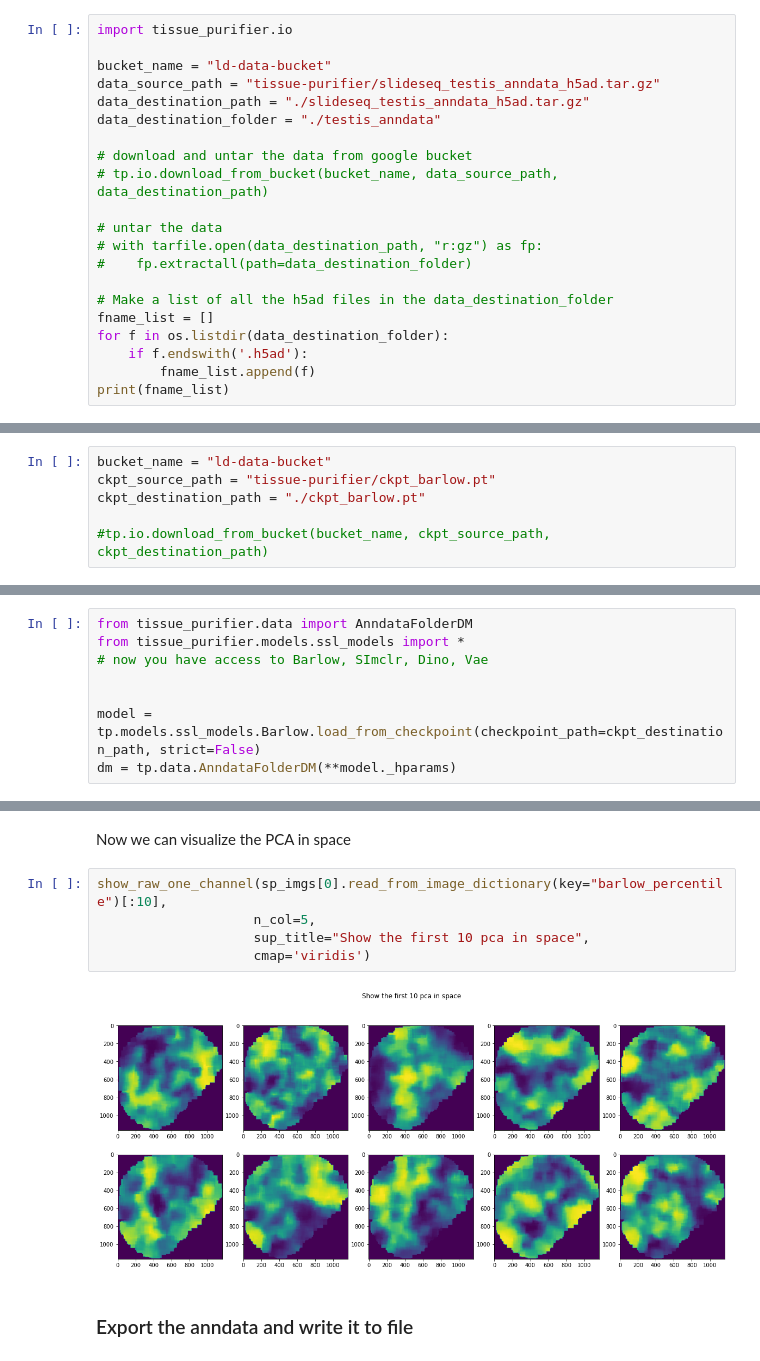
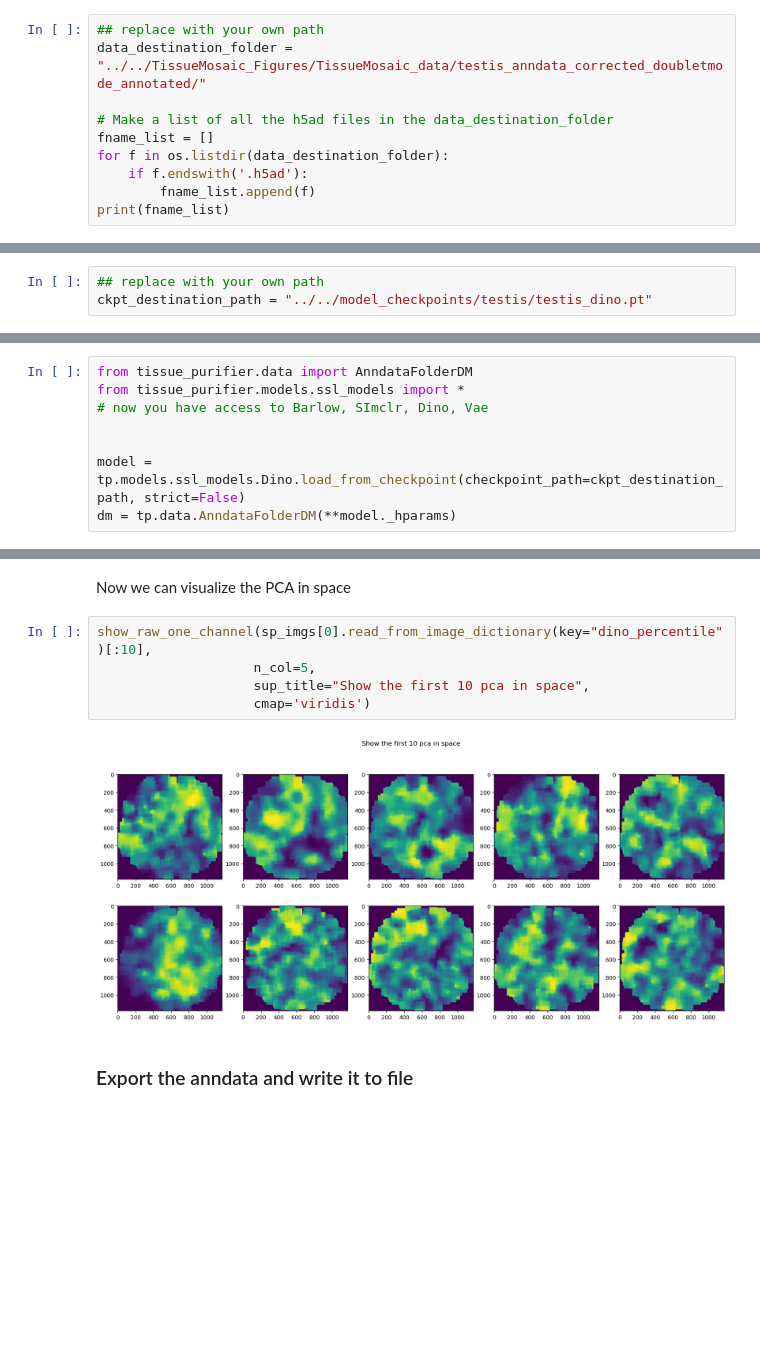
Before and after one commit to skambha6/tissue_purifier_sk, a Jupyter notebook: notebooks/notebook2.ipynb, the cells around one changed output, grey strips where cells are left out. Cells and saved outputs as stored; diff of their text form; blank space fills up the shorter version.

```diff
--- a/notebooks/notebook2.ipynb
+++ b/notebooks/notebook2.ipynb
@@ -49,17 +51,6 @@ import tissue_purifier as tp
 # %%
-import tissue_purifier.io
-
-bucket_name = "ld-data-bucket"
-data_source_path = "tissue-purifier/slideseq_testis_anndata_h5ad.tar.gz"
-data_destination_path = "./slideseq_testis_anndata_h5ad.tar.gz"
-data_destination_folder = "./testis_anndata"
-
-# download and untar the data from google bucket
-# tp.io.download_from_bucket(bucket_name, data_source_path, data_destination_path)
-
-# untar the data
-# with tarfile.open(data_destination_path, "r:gz") as fp:
-#    fp.extractall(path=data_destination_folder)
+## replace with your own path
+data_destination_folder = "../../TissueMosaic_Figures/TissueMosaic_data/testis_anndata_corrected_doubletmode_annotated/"
 
 # Make a list of all the h5ad files in the data_destination_folder
 fname_list = []
@@ -73,11 +64,8 @@ print(fname_list)
 ### Download the checkpoint file
 Altenatively you can use the checkpoint file generated by running notebook1.
 # %%
-bucket_name = "ld-data-bucket"
-ckpt_source_path = "tissue-purifier/ckpt_barlow.pt"
-ckpt_destination_path = "./ckpt_barlow.pt"
-
-#tp.io.download_from_bucket(bucket_name, ckpt_source_path, ckpt_destination_path)
+## replace with your own path
+ckpt_destination_path = "../../model_checkpoints/testis/testis_dino.pt"
 # %% [markdown]
 ### Read in all anndata files
 # %%
@@ -103,5 +91,5 @@ from tissue_purifier.models.ssl_models import *
 # now you have access to Barlow, SImclr, Dino, Vae
 
 
-model = tp.models.ssl_models.Barlow.load_from_checkpoint(checkpoint_path=ckpt_destination_path, strict=False)
+model = tp.models.ssl_models.Dino.load_from_checkpoint(checkpoint_path=ckpt_destination_path, strict=False)
 dm = tp.data.AnndataFolderDM(**model._hparams)
@@ -326,12 +333,12 @@ sp_imgs[0].inspect()
 # %% [markdown]
 Now we can visualize the PCA in space
 # %%
-show_raw_one_channel(sp_imgs[0].read_from_image_dictionary(key="barlow_percentile")[:10],
+show_raw_one_channel(sp_imgs[0].read_from_image_dictionary(key="dino_percentile")[:10],
                     n_col=5,
                     sup_title="Show the first 10 pca in space",
                     cmap='viridis')
 # %% [output]
-[figure, old version]
+[figure, new version]
 # %% [markdown]
 ### Export the anndata and write it to file
 # %%
```
Also changed, not shown: parts of 32 cells of this notebook, 5 other files.
